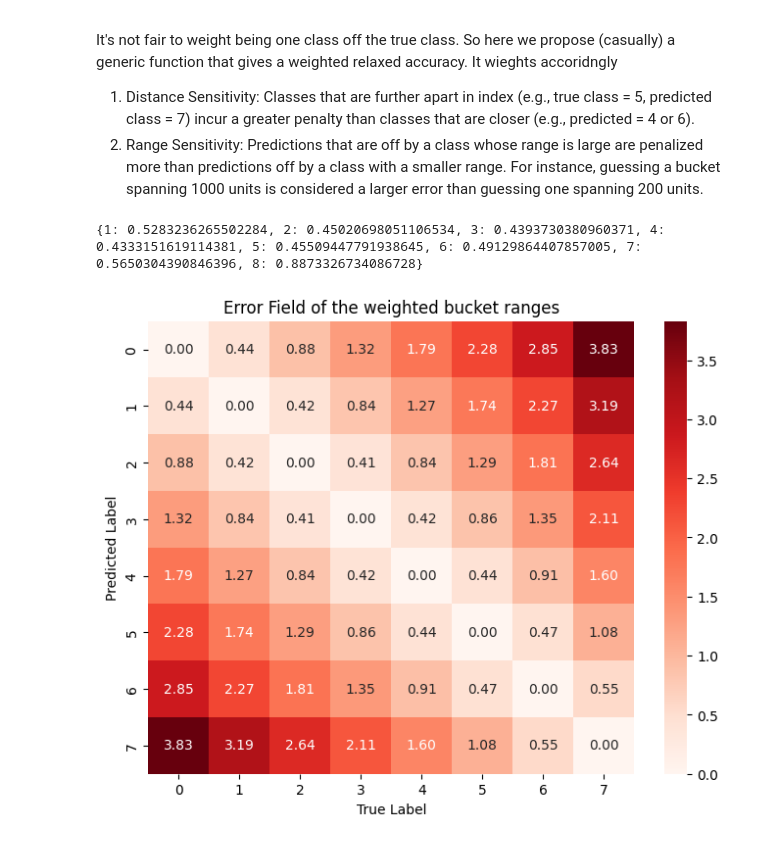
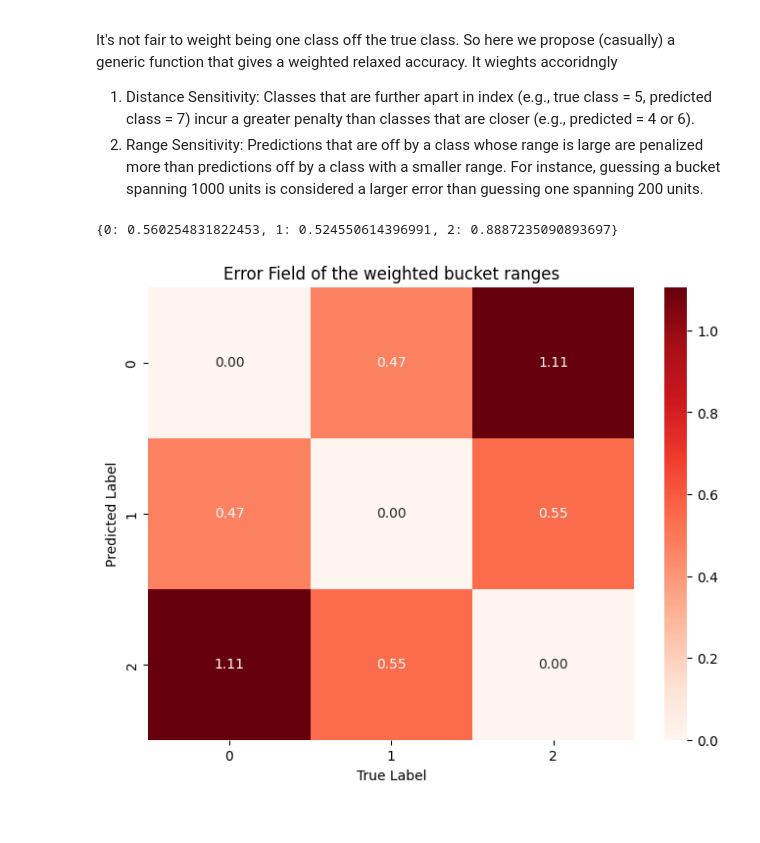
Before and after one commit to abhishekmahajan98/rent-raja, a Jupyter notebook: model-training-utkarsh/train.ipynb, the cells around one changed output. Saved outputs shown, nothing was run; the diff lists cells and outputs as text; code cells hidden in the pictures.

```diff
--- a/model-training-utkarsh/train.ipynb
+++ b/model-training-utkarsh/train.ipynb
@@ -40,6 +40,3 @@ rent_df.head()
 | 3 | 3 | 2024-11-20 | 6.0 | 2024-11-20 | 1115 Willmohr Street #2P | 1850.0 | Brooklyn | brownsville | 11212 | ... |
 | 4 | 4 | 2024-11-19 | 7.0 | 2024-11-19 | 1075 Clarkson Avenue #2B | 3000.0 | Brooklyn | brownsville | 11212 | ... |
 5 rows × 50 columns
-# %%
-rent_df.drop(columns=['Unnamed: 0'], inplace=True)
-rent_df.head()
@@ -55,10 +44,10 @@ rent_df.head()
 ## Convert rent variable into a cateogrical variable
 # %%
 
-num_buckets = 8
+num_buckets = 3
 
 # Create quantile-based buckets with integer labels
-rent_df['rent_bucket'] = pd.qcut(rent_df['price'], q=num_buckets, labels=[i for i in range(1, num_buckets+1)])
+rent_df['rent_bucket'] = pd.qcut(rent_df['price'], q=num_buckets, labels=[i for i in range(num_buckets)])
 
 # Display the bins and distribution
 bin_edges = pd.qcut(rent_df['price'], q=num_buckets, retbins=True)[1]
@@ -345,11 +386,11 @@ Predictions that are off by a class whose range is large are penalized more than
 bucket_ranges: dict[int, float] = {i: bin_edges[i+1] - bin_edges[i] for i in range(num_buckets)}
 
 max_range = sum(bucket_ranges.values())
-normalized_bucket_ranges = {k+1: (log(v + 1, 1.4) / log(max_range + 1, 20))/10 for k, v in bucket_ranges.items()}
+normalized_bucket_ranges = {k: (log(v + 1, 1.4) / log(max_range + 1, 20))/10 for k, v in bucket_ranges.items()}
 
 print(normalized_bucket_ranges)
 # %% [output]
-{1: 0.5283236265502284, 2: 0.45020698051106534, 3: 0.4393730380960371, 4: 0.4333151619114381, 5: 0.45509447791938645, 6: 0.49129864407857005, 7: 0.5650304390846396, 8: 0.8873326734086728}
+{0: 0.560254831822453, 1: 0.524550614396991, 2: 0.8887235090893697}
 # %%
 def get_penalty(t, p, bucket_ranges, bucket_range_relaxation:float, max_range:float):
     distance = abs(t - p)
@@ -412,23 +453,23 @@ def relaxed_accuracy_with_weighted_ranges(true_labels, pred_labels, bucket_range
 # %%
 def calculate_err_field(bucket_ranges:dict[int, float]):
     err_field = np.zeros((num_buckets, num_buckets))
     max_range = max(bucket_ranges.values())
     for i in range(num_buckets):
         for j in range(num_buckets):
-            err_field[i][j] = get_penalty(i+1, j+1, bucket_ranges, 1.5, max_range)
+            err_field[i][j] = get_penalty(i, j, bucket_ranges, 1.5, max_range)
     return err_field
 
 err_field = calculate_err_field(normalized_bucket_ranges)
 
 plt.figure(figsize=(8, 6))
 sns.heatmap(err_field, annot=True, fmt=".2f", cmap="Reds", cbar=True)
 
 plt.title("Error Field of the weighted bucket ranges")
 plt.xlabel("True Label")
 plt.ylabel("Predicted Label")
 plt.show()
 # %% [output]
-[figure, old version]
+[figure, new version]
 # %%
 print(relaxed_accuracy_with_weighted_ranges(y_test, y_pred, normalized_bucket_ranges))
 # %% [output]
```
Also changed, not shown: parts of 18 cells of this notebook, 23 other files.
